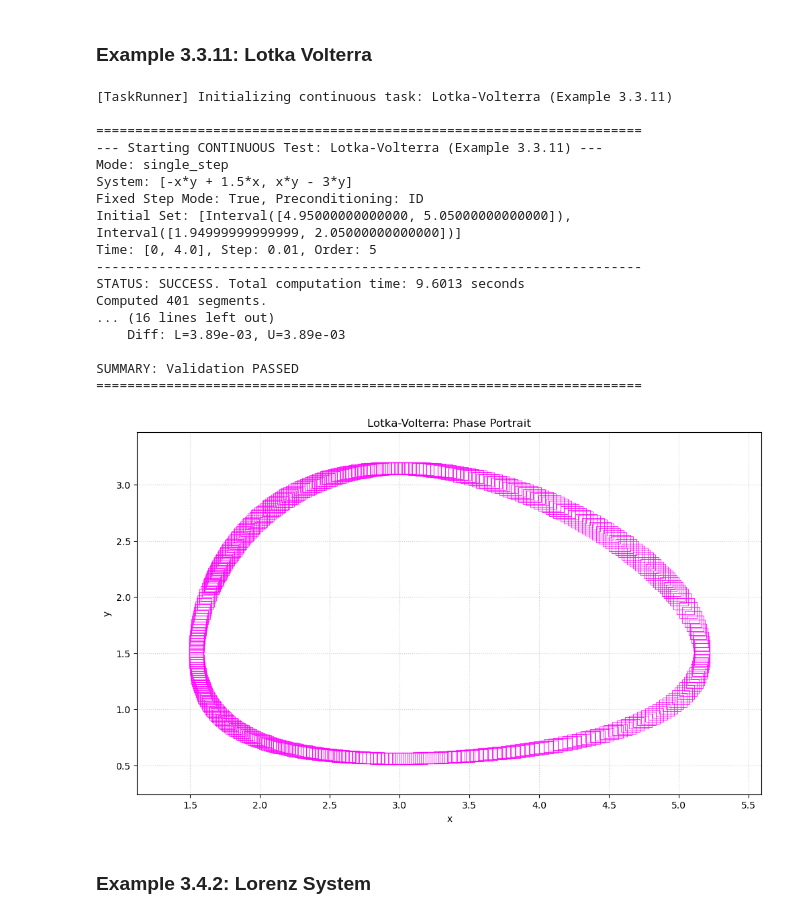
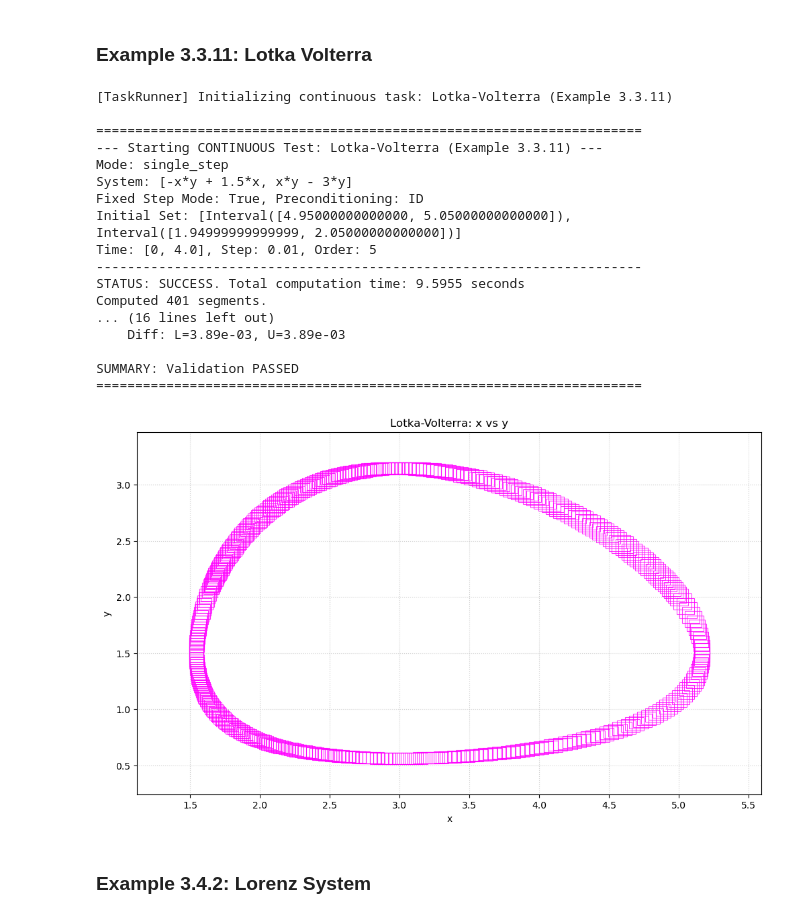
Before and after one commit to sssabry/tera, a Jupyter notebook: Examples/Continuous_SingleStep.ipynb, the cells around one changed output. Saved outputs shown, nothing was run; the diff lists cells and outputs as text; code cells hidden in the pictures.

```diff
--- a/Examples/Continuous_SingleStep.ipynb
+++ b/Examples/Continuous_SingleStep.ipynb
@@ -29,26 +33,26 @@ Computed 501 segments.
 # %% [markdown]
 ### Example 3.3.11: Lotka Volterra
-# %%
-result_lv = TaskRunner.run(tasks["cont_lotka_volterra"])
-plot = Visualizer.plot(result_lv, title="Lotka-Volterra: Phase Portrait")
-# %% [output]
-[TaskRunner] Initializing continuous task: Lotka-Volterra (Example 3.3.11)
-
-======================================================================
---- Starting CONTINUOUS Test: Lotka-Volterra (Example 3.3.11) ---
-Mode: single_step
-System: [-x*y + 1.5*x, x*y - 3*y]
-Fixed Step Mode: True, Preconditioning: ID
-Initial Set: [Interval([4.95000000000000, 5.05000000000000]), Interval([1.94999999999999, 2.05000000000000])]
-Time: [0, 4.0], Step: 0.01, Order: 5
-----------------------------------------------------------------------
-STATUS: SUCCESS. Total computation time: 9.6013 seconds
-Computed 401 segments.
-... (16 lines left out)
-    Diff: L=3.89e-03, U=3.89e-03
-
-SUMMARY: Validation PASSED
-======================================================================
-[figure, removed]
+# %%
+result_lv = TaskRunner.run(tasks["cont_lotka_volterra"])
+plot = Visualizer.plot(result_lv, title="Lotka-Volterra: x vs y")
+# %% [output]
+[TaskRunner] Initializing continuous task: Lotka-Volterra (Example 3.3.11)
+
+======================================================================
+--- Starting CONTINUOUS Test: Lotka-Volterra (Example 3.3.11) ---
+Mode: single_step
+System: [-x*y + 1.5*x, x*y - 3*y]
+Fixed Step Mode: True, Preconditioning: ID
+Initial Set: [Interval([4.95000000000000, 5.05000000000000]), Interval([1.94999999999999, 2.05000000000000])]
+Time: [0, 4.0], Step: 0.01, Order: 5
+----------------------------------------------------------------------
+STATUS: SUCCESS. Total computation time: 9.5955 seconds
+Computed 401 segments.
+... (16 lines left out)
+    Diff: L=3.89e-03, U=3.89e-03
+
+SUMMARY: Validation PASSED
+======================================================================
+[figure, added]
 # %% [markdown]
 ### Example 3.4.2: Lorenz System
```
Also changed, not shown: parts of 8 cells of this notebook, 16 other files.
